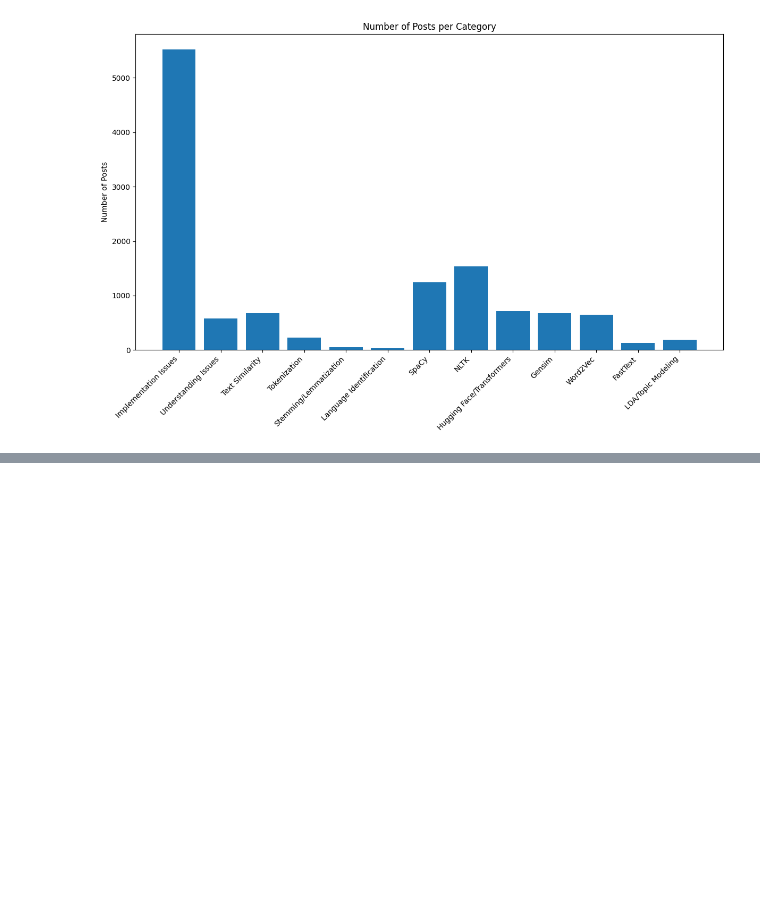
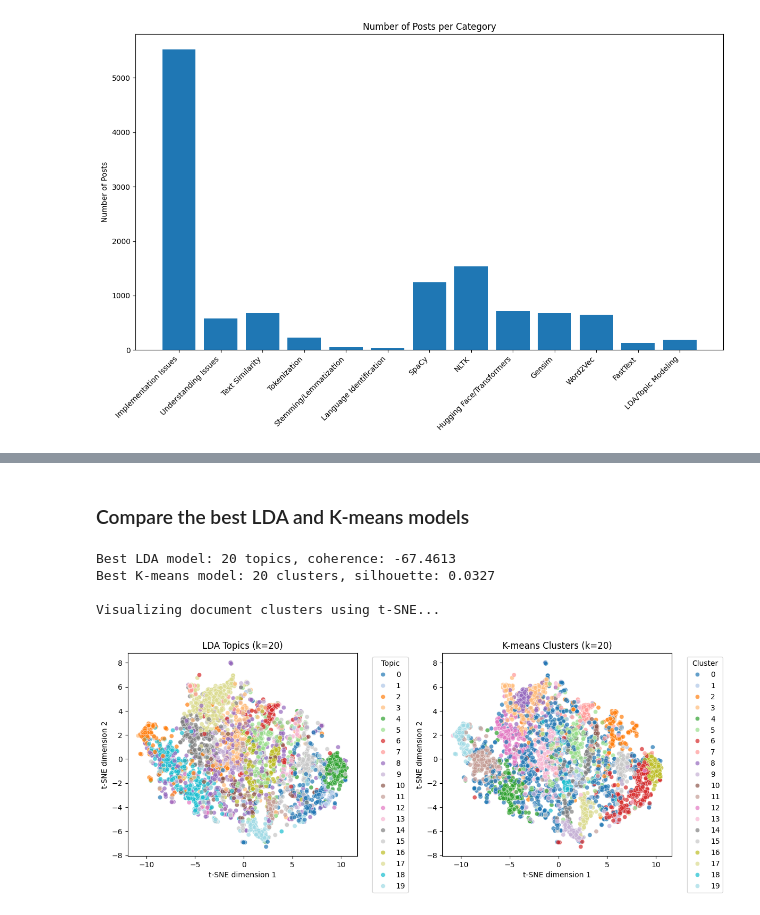
Before and after one commit to kshitijdesai99/NLP_Assignment_2, a Jupyter notebook: Assignment_2.ipynb, the cells around one changed output, grey strips where cells are left out. Saved outputs shown, nothing was run; the diff lists cells and outputs as text; code cells hidden in the pictures; blank space fills up the shorter version.

```diff
--- a/Assignment_2.ipynb
+++ b/Assignment_2.ipynb
@@ -392,0 +850,57 @@ LDA/Topic Modeling: 189 posts
+# %% [markdown]
+### Compare the best LDA and K-means models
+# %%
+# Select the best models based on metrics
+# For LDA, use coherence score
+best_lda_k = 20
+best_lda = lda_results[best_lda_k]['model']
+print(f"Best LDA model: {best_lda_k} topics, coherence: {lda_results[best_lda_k]['coherence']:.4f}")
+
+# For K-means, use silhouette score
+best_kmeans_k = 20
+best_kmeans = kmeans_results[best_kmeans_k]['model']
+print(f"Best K-means model: {best_kmeans_k} clusters, silhouette: {kmeans_results[best_kmeans_k]['silhouette']:.4f}")
+
+# Get document classifications
+lda_output = best_lda.transform(count_matrix)
+lda_dominant_topic = np.argmax(lda_output, axis=1)
+
+kmeans_labels = best_kmeans.labels_
+
+# Visualization of document clusters/topics using t-SNE
+print("\nVisualizing document clusters using t-SNE...")
+
+# Create a t-SNE embedding of the TF-IDF matrix
+tsne = TSNE(n_components=2, perplexity=30, n_iter=300, random_state=42)
+tsne_embedding = tsne.fit_transform(X_normalized.toarray())
+
+# Create a DataFrame for plotting
+viz_df = pd.DataFrame(tsne_embedding, columns=['x', 'y'])
+viz_df['LDA_Topic'] = lda_dominant_topic
+viz_df['KMeans_Cluster'] = kmeans_labels
+
+# Plot the LDA topics
+plt.figure(figsize=(12, 5))
+
+plt.subplot(1, 2, 1)
+sns.scatterplot(data=viz_df, x='x', y='y', hue='LDA_Topic', palette='tab20', legend='brief', alpha=0.7)
+plt.title(f'LDA Topics (k={best_lda_k})')
+plt.xlabel('t-SNE dimension 1')
+plt.ylabel('t-SNE dimension 2')
+plt.legend(title='Topic', bbox_to_anchor=(1.05, 1), loc='upper left')
+
+plt.subplot(1, 2, 2)
+sns.scatterplot(data=viz_df, x='x', y='y', hue='KMeans_Cluster', palette='tab20', legend='brief', alpha=0.7)
+plt.title(f'K-means Clusters (k={best_kmeans_k})')
+plt.xlabel('t-SNE dimension 1')
+plt.ylabel('t-SNE dimension 2')
+plt.legend(title='Cluster', bbox_to_anchor=(1.05, 1), loc='upper left')
+
+plt.tight_layout()
+plt.show()
+# %% [output]
+Best LDA model: 20 topics, coherence: -67.4613
+Best K-means model: 20 clusters, silhouette: 0.0327
+
+Visualizing document clusters using t-SNE...
+[figure, added]
```
Also changed, not shown: parts of 28 cells of this notebook.
